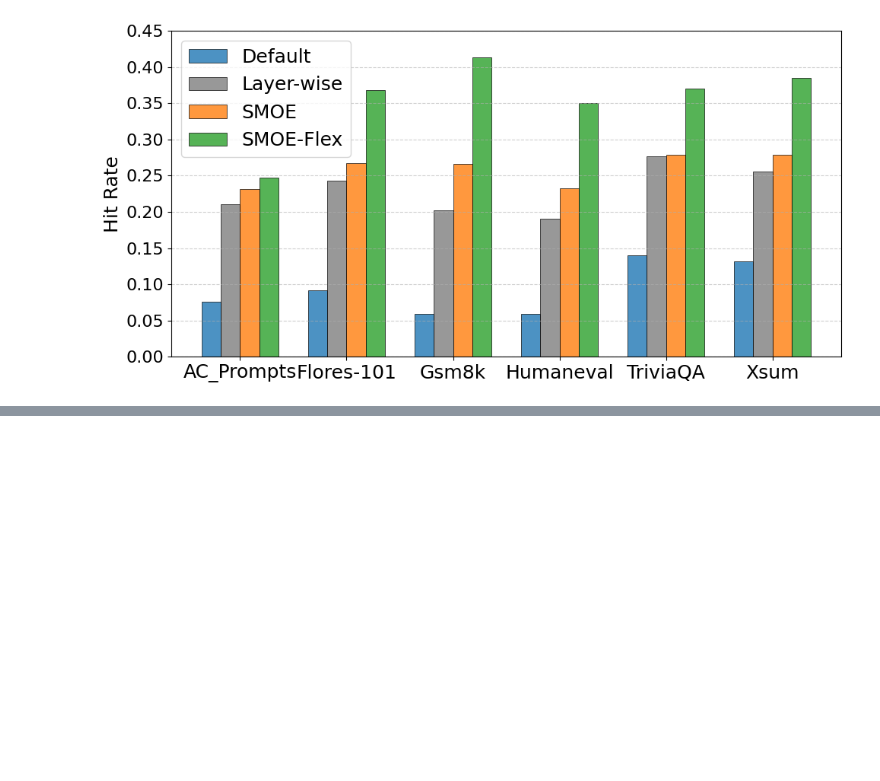
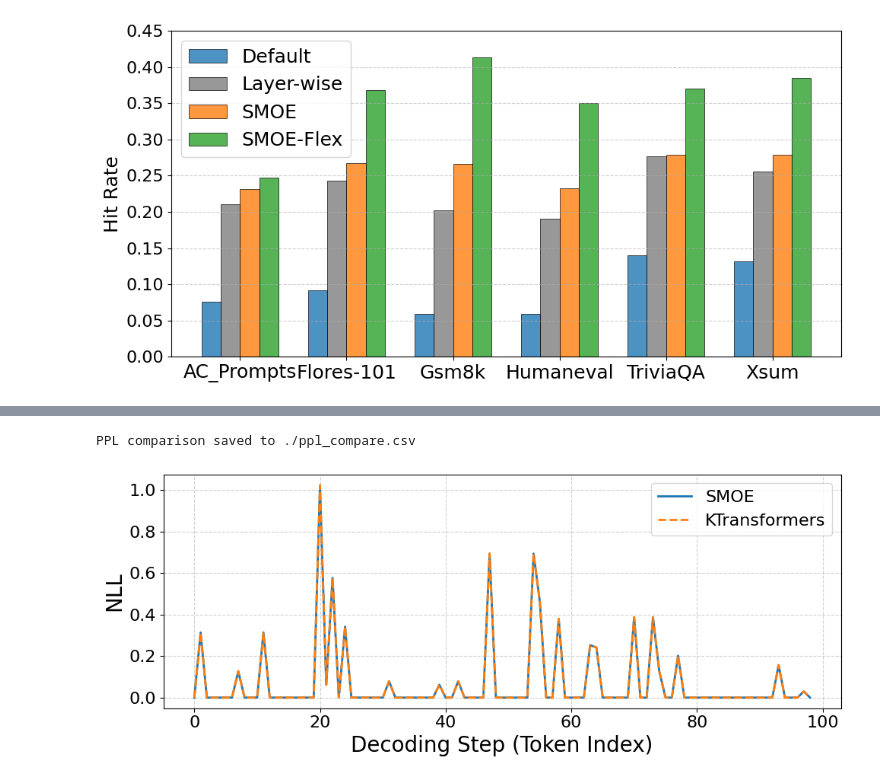
Before and after one commit to rzhang772/ktransformers, a Jupyter notebook: expirments/figures.ipynb, the cells around one changed output, grey strips where cells are left out. Drawn from its saved outputs; the diff is of its cells as text; code cells hidden in the pictures; blank space fills up the shorter version.

```diff
--- a/expirments/figures.ipynb
+++ b/expirments/figures.ipynb
@@ -409,0 +481,34 @@ plt.show()
+# %%
+ppl_df.to_csv(OUT_PPL_CSV, index=False)
+print(f"PPL comparison saved to {OUT_PPL_CSV}")
+# %% [output]
+PPL comparison saved to ./ppl_compare.csv
+# %%
+# 只画 gsm8k_0
+fname = "gsm8k_0.csv"
+
+df_smoe = load_decode_csv(os.path.join(SMOE_DIR, fname))
+df_kt   = load_decode_csv(os.path.join(KT_DIR, fname))
+
+nll_smoe = compute_nll(df_smoe["prob"].values)
+nll_kt   = compute_nll(df_kt["prob"].values)
+
+tokens = np.arange(len(nll_smoe))
+
+plt.figure(figsize=(10, 4))
+
+plt.plot(tokens, nll_smoe, label="SMOE", linewidth=2)
+plt.plot(tokens, nll_kt, linestyle="--", label="KTransformers", linewidth=2)
+plt.xticks(fontsize=16)
+plt.yticks(fontsize=16)
+plt.xlabel("Decoding Step (Token Index)", fontsize=20)
+plt.ylabel("NLL", fontsize=20)
+# plt.title("Token-level NLL Comparison on gsm8k_0")
+plt.legend(fontsize=16)
+plt.grid(linestyle='--', alpha=0.6)
+
+plt.tight_layout()
+plt.savefig('./gsm8k_0_nll_compare.pdf', format="pdf", bbox_inches="tight")
+plt.show()
+# %% [output]
+[figure, added]
```
Also changed, not shown: parts of 1 cell of this notebook, 4 other files.
